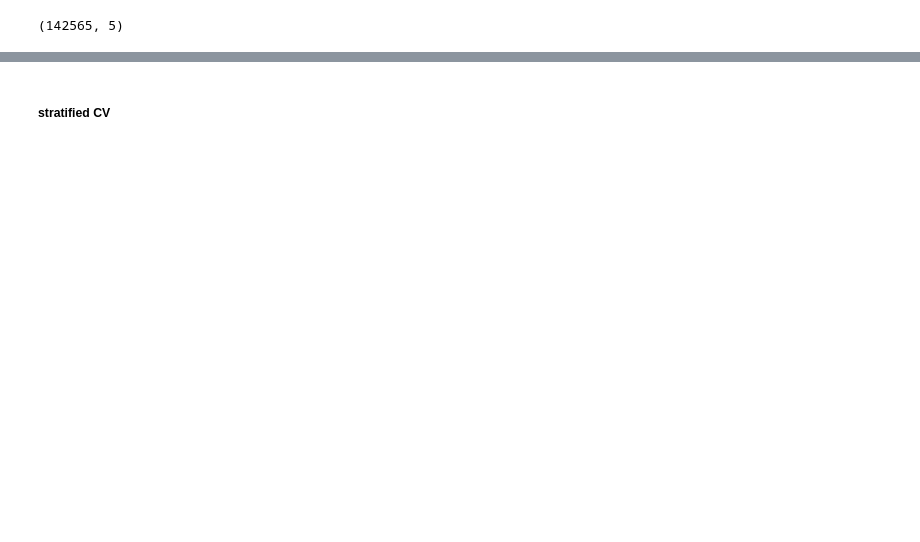
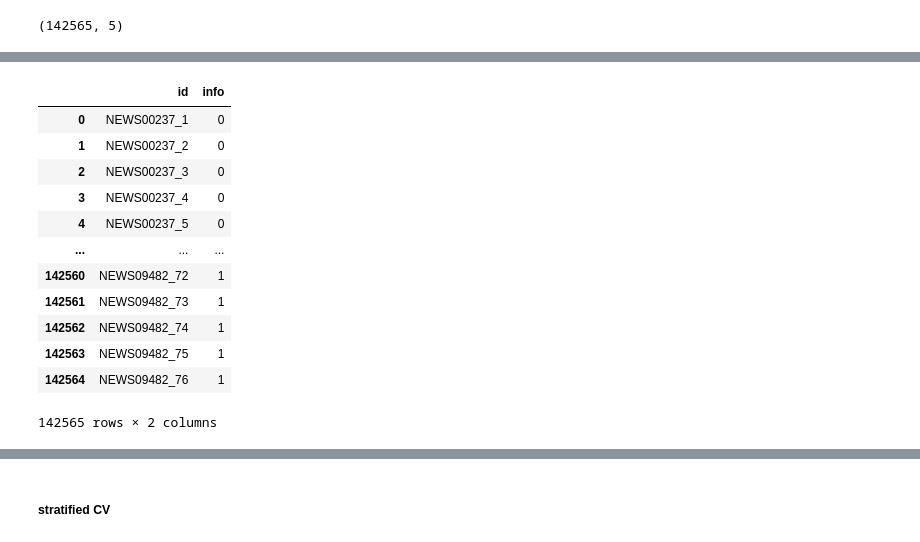
Before and after one commit to juhee3199/fake-news-detection, a Jupyter notebook: stacking.ipynb, the cells around one changed output, grey strips where cells are left out. Cells and saved outputs as stored; diff of their text form; code cells hidden in the pictures; blank space fills up the shorter version.

```diff
--- a/stacking.ipynb
+++ b/stacking.ipynb
@@ -1163,0 +1284,6 @@ lstm_test_pred.to_csv("lstm_test_pred.csv", encoding="utf-8-sig",index=False)
+# %%
+gb_pred_tst = np.array(pd.read_csv(path+"/gb_test_predict.csv")).reshape(-1)
+ada_pred_tst = np.array(pd.read_csv(path+"/ada_test_pred.csv")).reshape(-1)
+cb_pred_tst = np.array(pd.read_csv(path+"/cb_test_pred.csv")).reshape(-1)
+ext_pred_tst = np.array(pd.read_csv(path+"/ext_test_pred.csv")).reshape(-1)
+lstm_pred_tst = np.array(pd.read_csv(path+"/lstm_test_pred.csv")).reshape(-1)
@@ -1164,5 +1296,5 @@ lstm_test_pred.to_csv("lstm_test_pred.csv", encoding="utf-8-sig",index=False)
 # %%
-test_all_pred = np.array([gb_pred_tst, ada_pred_tst, cb_pred_tst, ext_pred_tst, lstm_pred_tst1])
+test_all_pred = np.array([ada_pred_tst, cb_pred_tst, ext_pred_tst1, lstm_pred_tst, gb_pred_tst])
 test_all_pred = np.transpose(test_all_pred)
 test_all_pred.shape
 # %% [output]
@@ -1174,9 +1306,9 @@ train.shape
 # %%
 test_lgbm_clf=LGBMClassifier(random_state=42)
-test_lgbm_clf.fit(all_pred, y_valid)
+test_lgbm_clf.fit(train_all_pred, train_y)
 
-joblib.dump(test_lgbm_clf,'test_lgbm_stacking_clf.pkl')
+# joblib.dump(test_lgbm_clf,'train_lgbm_stacking_clf.pkl')
 
-test_lgbm_pred = test_lgbm_clf.predict(all_pred) #all_pred
+test_lgbm_pred = test_lgbm_clf.predict(test_all_pred, max_depth=2) #all_pred
 test_lgbm_pred
 # %% [output]
@@ -1187,0 +1325,22 @@ test_lgbm_pred.shape
+# %%
+path = "/content/drive/MyDrive/Colab Notebooks/dacon_news"
+
+submission = pd.read_csv(path+"/data/sample_submission.csv")
+submission["info"]=test_lgbm_pred
+submission.to_csv("stacking_submission2.csv", encoding="utf-8-sig",index=False)
+# %%
+submission
+# %% [output]
+|  | id | info |
+| 0 | NEWS00237_1 | 0 |
+| 1 | NEWS00237_2 | 0 |
+| 2 | NEWS00237_3 | 0 |
+| 3 | NEWS00237_4 | 0 |
+| 4 | NEWS00237_5 | 0 |
+| ... | ... | ... |
+| 142560 | NEWS09482_72 | 1 |
+| 142561 | NEWS09482_73 | 1 |
+| 142562 | NEWS09482_74 | 1 |
+| 142563 | NEWS09482_75 | 1 |
+| 142564 | NEWS09482_76 | 1 |
+142565 rows × 2 columns
```
Also changed, not shown: parts of 78 cells of this notebook.
